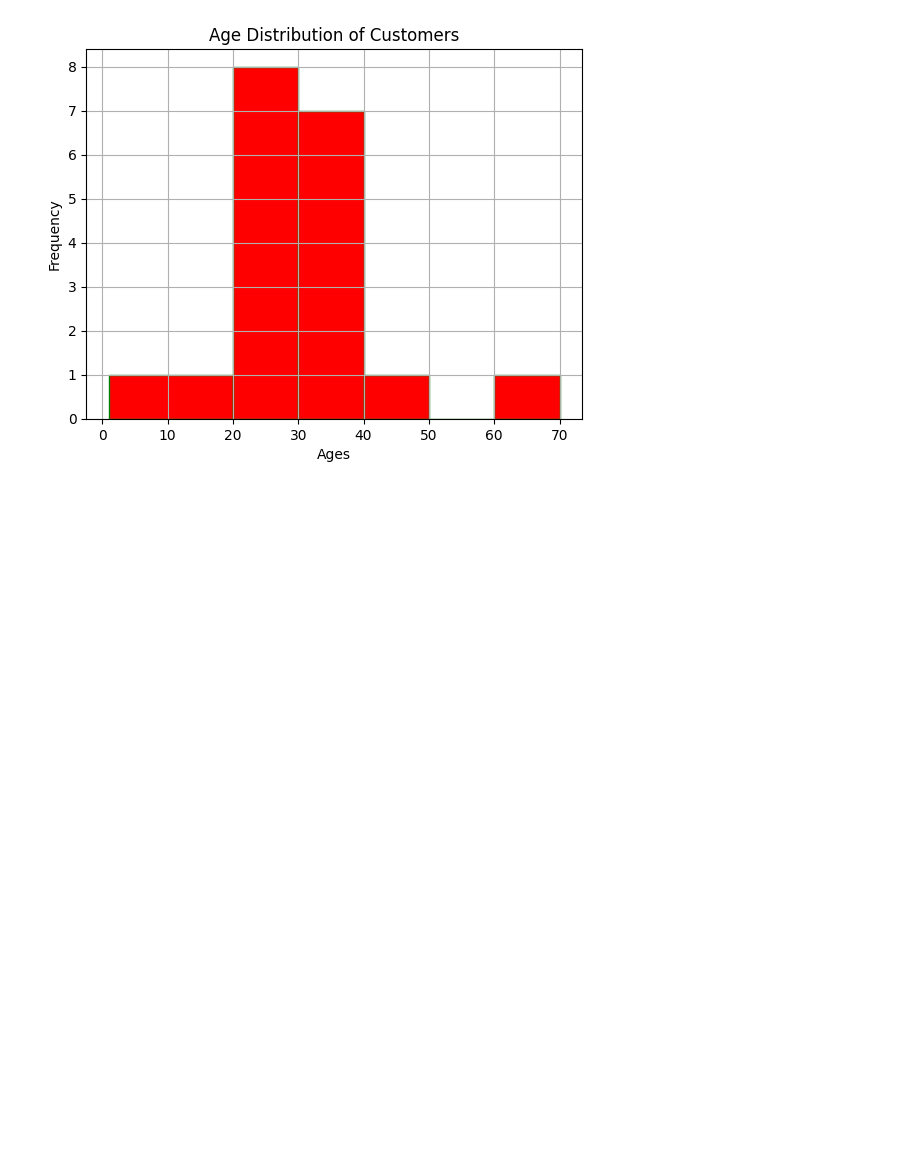
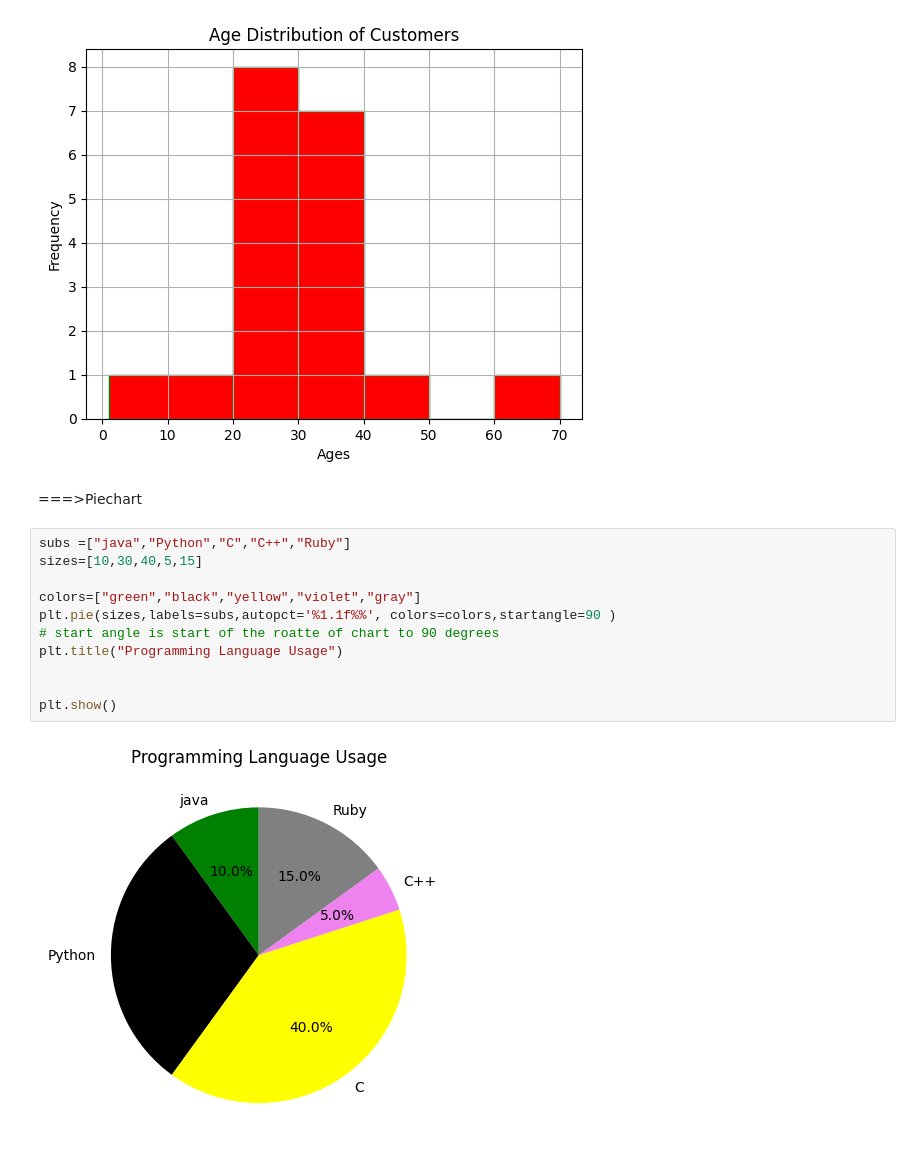
Before and after one commit to manivenkatasai9494/tekworks, a Jupyter notebook: DV/mat1plott.ipynb, the cells around one changed output. Saved outputs shown, nothing was run; the diff lists cells and outputs as text; blank space fills up the shorter version.

```diff
--- a/DV/mat1plott.ipynb
+++ b/DV/mat1plott.ipynb
@@ -109,3 +109,18 @@ plt.grid(True) # To get grid values
 plt.show()
 # %% [output]
 [figure]
+# %% [markdown]
+===>Piechart
+# %%
+subs =["java","Python","C","C++","Ruby"]
+sizes=[10,30,40,5,15]
+
+colors=["green","black","yellow","violet","gray"]
+plt.pie(sizes,labels=subs,autopct='%1.1f%%', colors=colors,startangle=90 )
+# start angle is start of the roatte of chart to 90 degrees
+plt.title("Programming Language Usage")
+
+
+plt.show()
+# %% [output]
+[figure, added]
```
Also changed, not shown: parts of 6 cells of this notebook.
